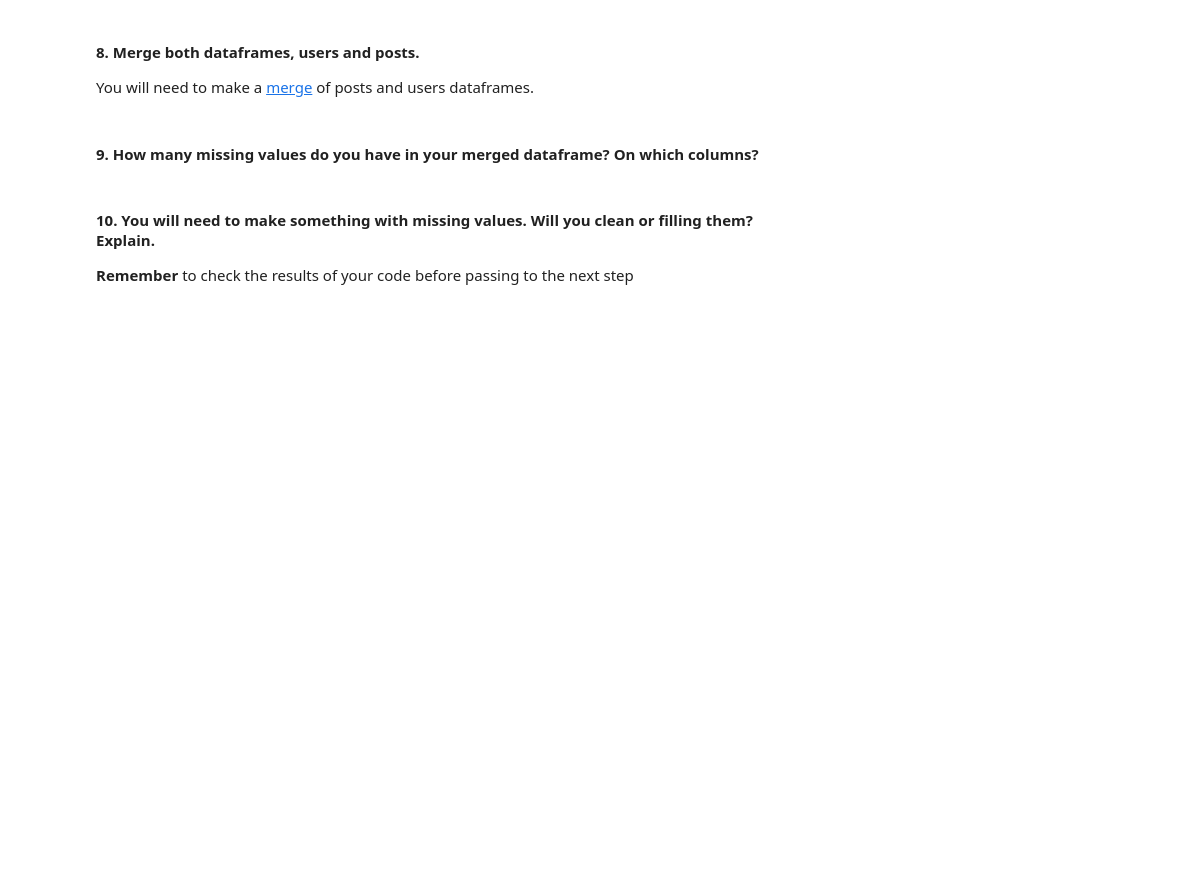
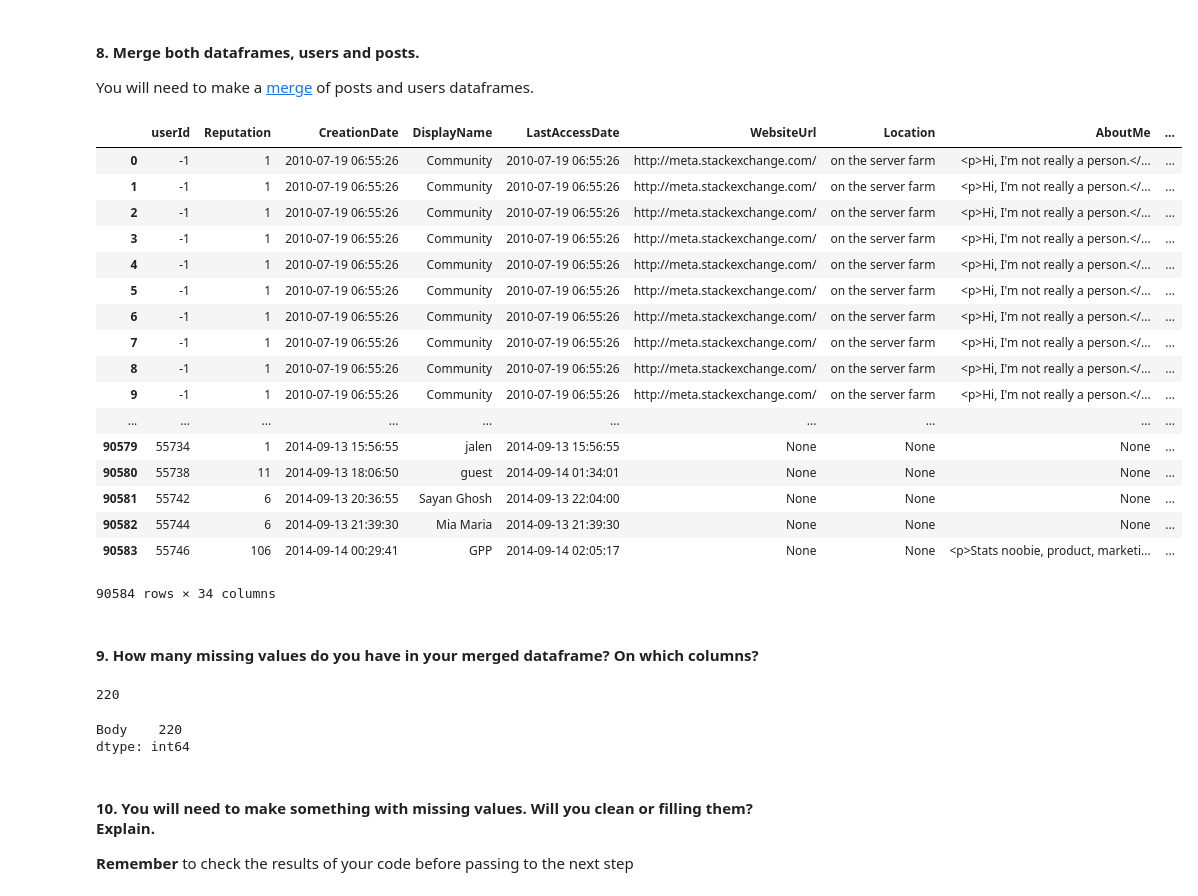
Before and after one commit to carlosmd14/datamad0119, a Jupyter notebook: module-1/lab-data_cleaning/your-code/main.ipynb, the cells around one changed output. Cells and saved outputs as stored; diff of their text form; code cells hidden in the pictures; blank space fills up the shorter version.

```diff
--- a/module-1/lab-data_cleaning/your-code/main.ipynb
+++ b/module-1/lab-data_cleaning/your-code/main.ipynb
@@ -26,8 +136,38 @@ engine = create_engine('mysql+pymysql://user:password@localhost/publications')
 # %% [markdown]
 #### 8. Merge both dataframes, users and posts.
 You will need to make a [merge](https://pandas.pydata.org/pandas-docs/stable/generated/pandas.DataFrame.merge.html) of posts and users dataframes.
+# %%
+merged = users.merge(posts)
+merged
+# %% [output]
+|  | userId | Reputation | CreationDate | DisplayName | LastAccessDate | WebsiteUrl | Location | AboutMe | ... |
+| 0 | -1 | 1 | 2010-07-19 06:55:26 | Community | 2010-07-19 06:55:26 | http://meta.stackexchange.com/ | on the server farm | <p>Hi, I'm not really a person.</... | ... |
+| 1 | -1 | 1 | 2010-07-19 06:55:26 | Community | 2010-07-19 06:55:26 | http://meta.stackexchange.com/ | on the server farm | <p>Hi, I'm not really a person.</... | ... |
+| 2 | -1 | 1 | 2010-07-19 06:55:26 | Community | 2010-07-19 06:55:26 | http://meta.stackexchange.com/ | on the server farm | <p>Hi, I'm not really a person.</... | ... |
+| 3 | -1 | 1 | 2010-07-19 06:55:26 | Community | 2010-07-19 06:55:26 | http://meta.stackexchange.com/ | on the server farm | <p>Hi, I'm not really a person.</... | ... |
+| 4 | -1 | 1 | 2010-07-19 06:55:26 | Community | 2010-07-19 06:55:26 | http://meta.stackexchange.com/ | on the server farm | <p>Hi, I'm not really a person.</... | ... |
+| 5 | -1 | 1 | 2010-07-19 06:55:26 | Community | 2010-07-19 06:55:26 | http://meta.stackexchange.com/ | on the server farm | <p>Hi, I'm not really a person.</... | ... |
+| 6 | -1 | 1 | 2010-07-19 06:55:26 | Community | 2010-07-19 06:55:26 | http://meta.stackexchange.com/ | on the server farm | <p>Hi, I'm not really a person.</... | ... |
+| 7 | -1 | 1 | 2010-07-19 06:55:26 | Community | 2010-07-19 06:55:26 | http://meta.stackexchange.com/ | on the server farm | <p>Hi, I'm not really a person.</... | ... |
+| 8 | -1 | 1 | 2010-07-19 06:55:26 | Community | 2010-07-19 06:55:26 | http://meta.stackexchange.com/ | on the server farm | <p>Hi, I'm not really a person.</... | ... |
+| 9 | -1 | 1 | 2010-07-19 06:55:26 | Community | 2010-07-19 06:55:26 | http://meta.stackexchange.com/ | on the server farm | <p>Hi, I'm not really a person.</... | ... |
+| ... | ... | ... | ... | ... | ... | ... | ... | ... | ... |
+| 90579 | 55734 | 1 | 2014-09-13 15:56:55 | jalen | 2014-09-13 15:56:55 | None | None | None | ... |
+| 90580 | 55738 | 11 | 2014-09-13 18:06:50 | guest | 2014-09-14 01:34:01 | None | None | None | ... |
+| 90581 | 55742 | 6 | 2014-09-13 20:36:55 | Sayan Ghosh | 2014-09-13 22:04:00 | None | None | None | ... |
+| 90582 | 55744 | 6 | 2014-09-13 21:39:30 | Mia Maria | 2014-09-13 21:39:30 | None | None | None | ... |
+| 90583 | 55746 | 106 | 2014-09-14 00:29:41 | GPP | 2014-09-14 02:05:17 | None | None | <p>Stats noobie, product, marketi... | ... |
+90584 rows × 34 columns
 # %% [markdown]
 #### 9. How many missing values do you have in your merged dataframe? On which columns?
+# %%
+mv = merged.isnull().sum()
+display(mv[mv > 0].sum())
+mv[mv > 0]
+# %% [output]
+220
+Body    220
+dtype: int64
 # %% [markdown]
 #### 10. You will need to make something with missing values.  Will you clean or filling them? Explain.
 **Remember** to check the results of your code before passing to the next step
```
Also changed, not shown: parts of 9 cells of this notebook.
